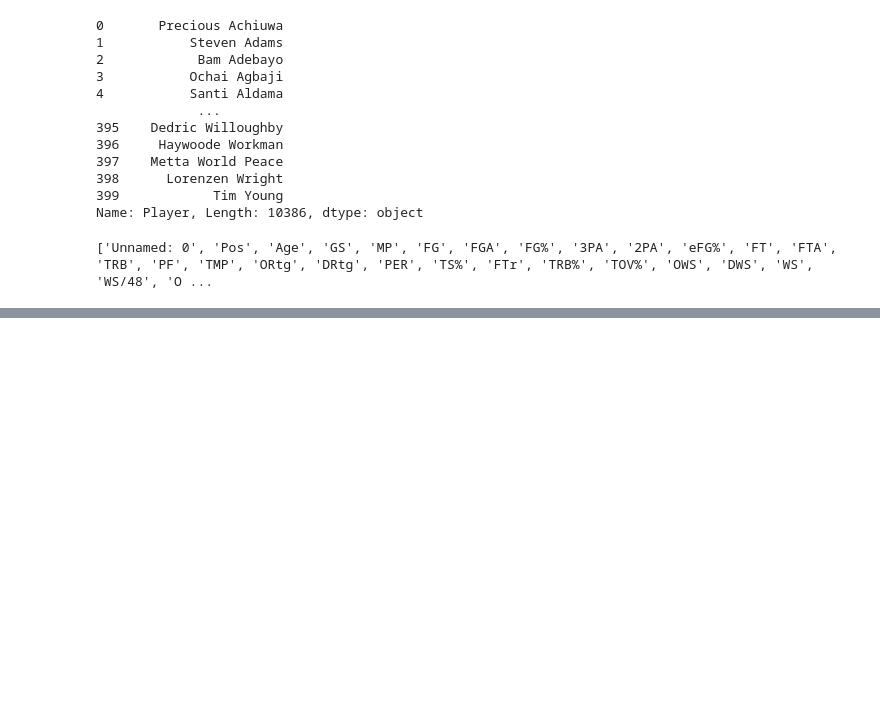
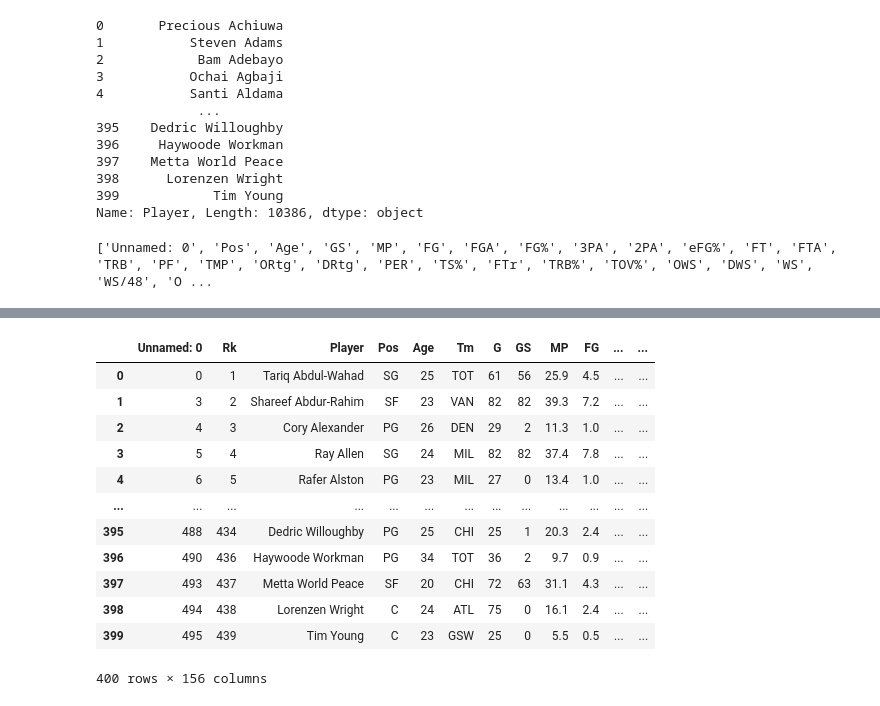
Before and after one commit to ofiore/BasketballClusteringCSE5825, a Jupyter notebook: Code/DataSetup.ipynb, the cells around one changed output, grey strips where cells are left out. Cells and saved outputs as stored; diff of their text form; code cells hidden in the pictures; blank space fills up the shorter version.

```diff
--- a/Code/DataSetup.ipynb
+++ b/Code/DataSetup.ipynb
@@ -300,3 +300,6 @@ c = df_stats[df_stats['TruePos'] > 4.5]
 ['Unnamed: 0', 'Pos', 'Age', 'GS', 'MP', 'FG', 'FGA', 'FG%', '3PA', '2PA', 'eFG%', 'FT', 'FTA', 'TRB', 'PF', 'TMP', 'ORtg', 'DRtg', 'PER', 'TS%', 'FTr', 'TRB%', 'TOV%', 'OWS', 'DWS', 'WS', 'WS/48', 'O ...
 # %%
 df_stats.to_csv("../Data/AllPlayerNoSalaryCleaned.csv")
+# %%
+salary = pd.read_csv("../Data/SalaryData/2000Salary.csv")
+salary
@@ -302,0 +338,17 @@ df_stats.to_csv("../Data/AllPlayerNoSalaryCleaned.csv")
+# %%
+merged = pd.merge(stats, salary, on='Player', how = 'left')
+merged
+# %% [output]
+|  | Unnamed: 0 | Rk | Player | Pos | Age | Tm | G | GS | MP | FG | ... | ... |
+| 0 | 0 | 1 | Tariq Abdul-Wahad | SG | 25 | TOT | 61 | 56 | 25.9 | 4.5 | ... | ... |
+| 1 | 3 | 2 | Shareef Abdur-Rahim | SF | 23 | VAN | 82 | 82 | 39.3 | 7.2 | ... | ... |
+| 2 | 4 | 3 | Cory Alexander | PG | 26 | DEN | 29 | 2 | 11.3 | 1.0 | ... | ... |
+| 3 | 5 | 4 | Ray Allen | SG | 24 | MIL | 82 | 82 | 37.4 | 7.8 | ... | ... |
+| 4 | 6 | 5 | Rafer Alston | PG | 23 | MIL | 27 | 0 | 13.4 | 1.0 | ... | ... |
+| ... | ... | ... | ... | ... | ... | ... | ... | ... | ... | ... | ... | ... |
+| 395 | 488 | 434 | Dedric Willoughby | PG | 25 | CHI | 25 | 1 | 20.3 | 2.4 | ... | ... |
+| 396 | 490 | 436 | Haywoode Workman | PG | 34 | TOT | 36 | 2 | 9.7 | 0.9 | ... | ... |
+| 397 | 493 | 437 | Metta World Peace | SF | 20 | CHI | 72 | 63 | 31.1 | 4.3 | ... | ... |
+| 398 | 494 | 438 | Lorenzen Wright | C | 24 | ATL | 75 | 0 | 16.1 | 2.4 | ... | ... |
+| 399 | 495 | 439 | Tim Young | C | 23 | GSW | 25 | 0 | 5.5 | 0.5 | ... | ... |
+400 rows × 156 columns
```
Also changed, not shown: parts of 3 cells of this notebook.
